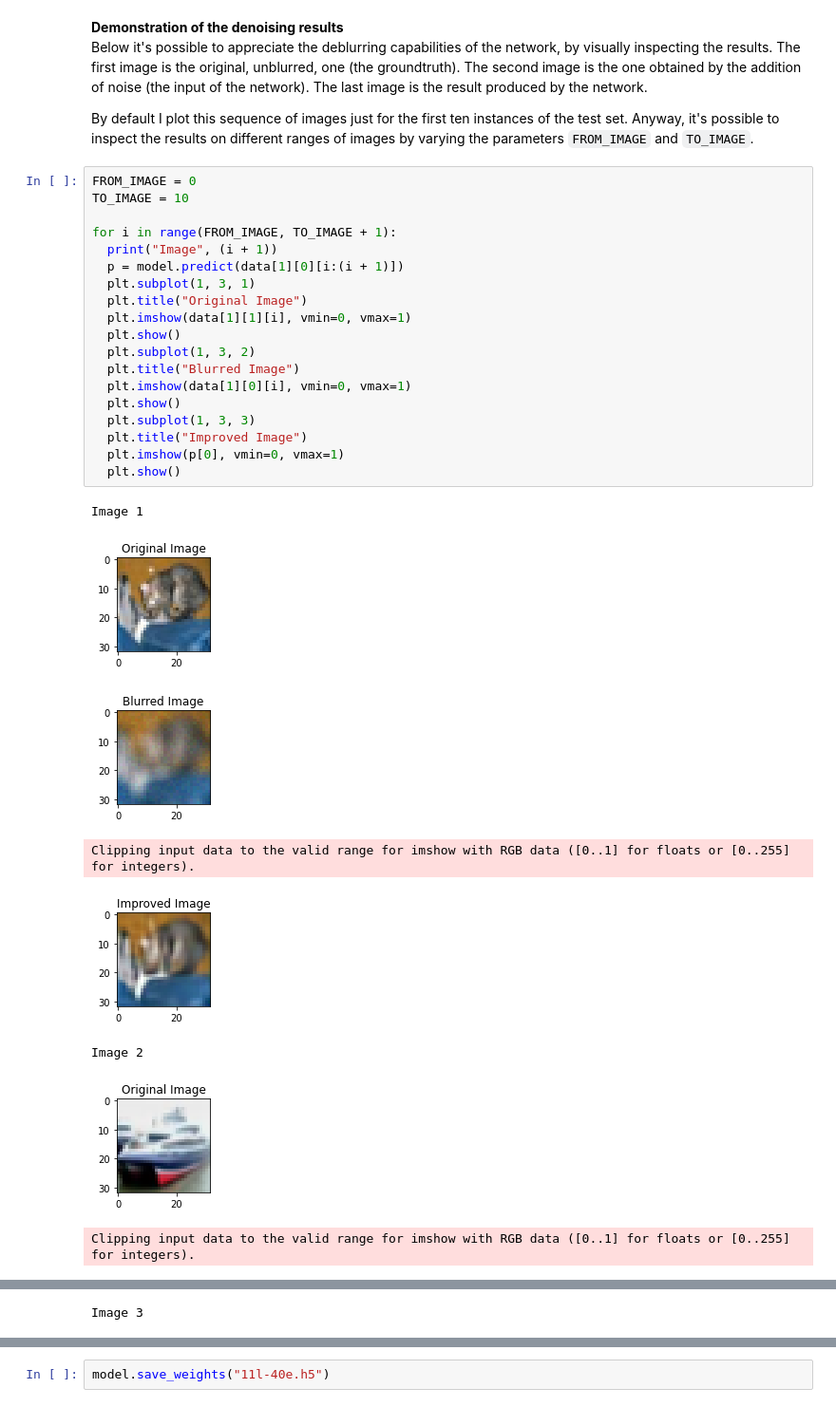
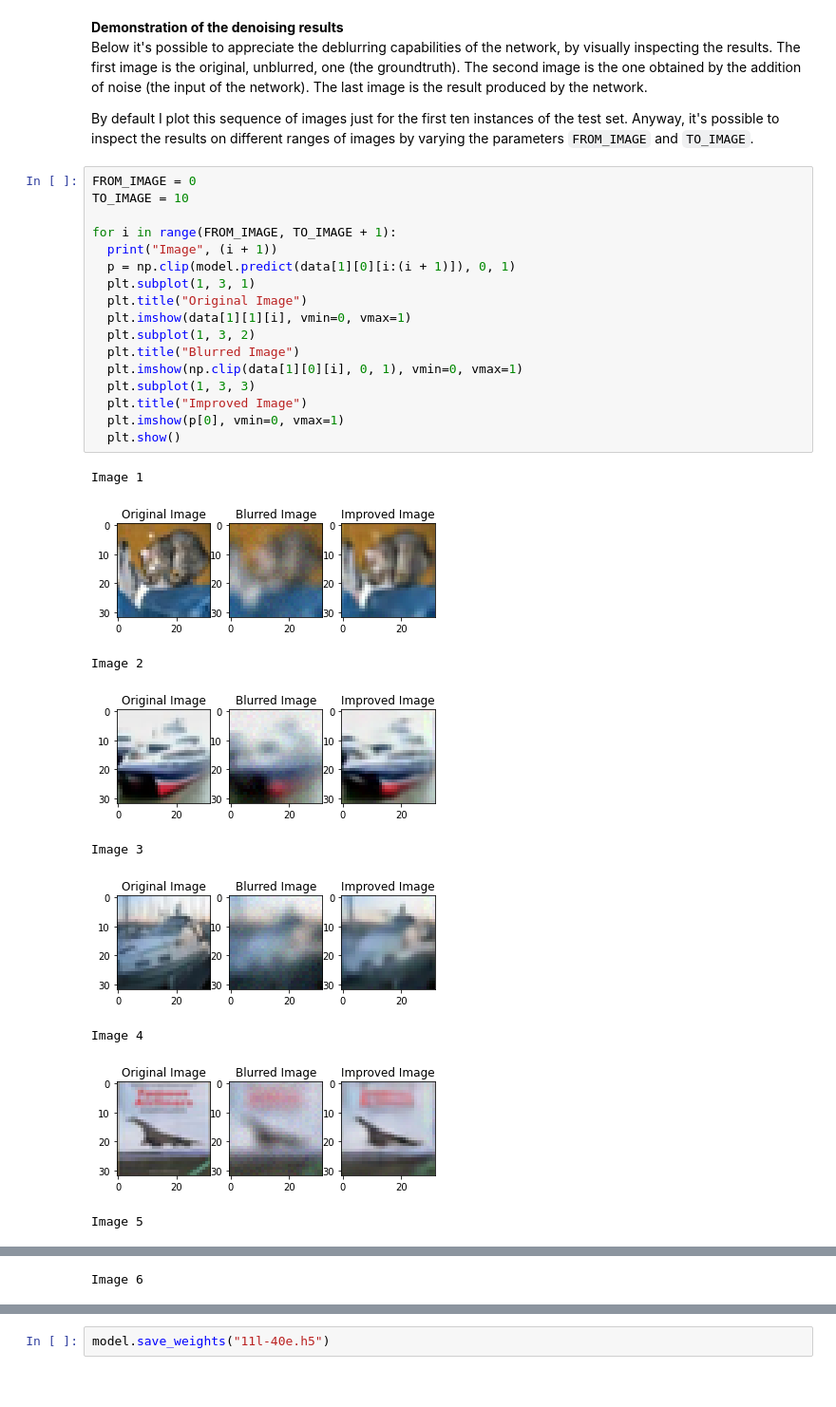
Before and after one commit to pietroepis/image-deblurring, a Jupyter notebook: exam.ipynb, the cells around one changed output, grey strips where cells are left out. Shown at 95% size. Drawn from its saved outputs; the diff is of its cells as text.

```diff
--- a/exam.ipynb
+++ b/exam.ipynb
@@ -188,28 +188,27 @@ By default I plot this sequence of images just for the first ten instances of th
 # %%
 FROM_IMAGE = 0
 TO_IMAGE = 10
 
 for i in range(FROM_IMAGE, TO_IMAGE + 1):
   print("Image", (i + 1))
-  p = model.predict(data[1][0][i:(i + 1)])
+  p = np.clip(model.predict(data[1][0][i:(i + 1)]), 0, 1)
   plt.subplot(1, 3, 1)
   plt.title("Original Image")
   plt.imshow(data[1][1][i], vmin=0, vmax=1)
-  plt.show()
   plt.subplot(1, 3, 2)
   plt.title("Blurred Image")
-  plt.imshow(data[1][0][i], vmin=0, vmax=1)
-  plt.show()
+  plt.imshow(np.clip(data[1][0][i], 0, 1), vmin=0, vmax=1)
   plt.subplot(1, 3, 3)
   plt.title("Improved Image")
   plt.imshow(p[0], vmin=0, vmax=1)
   plt.show()
 # %% [output]
 Image 1
-[figure, old version]
+[figure, new version]
+Image 2
-[figure, old version]
+[figure, new version]
-Clipping input data to the valid range for imshow with RGB data ([0..1] for floats or [0..255] for integers).
+Image 3
-[figure, old version]
+[figure, new version]
-Image 2
+Image 4
-[figure, old version]
+[figure, new version]
-Clipping input data to the valid range for imshow with RGB data ([0..1] for floats or [0..255] for integers).
+Image 5
@@ -217,0 +216 @@ Clipping input data to the valid range for imshow with RGB data ([0..1] for floa
+Image 6
@@ -219 +217,0 @@ Clipping input data to the valid range for imshow with RGB data ([0..1] for floa
-Image 3
```
Also changed, not shown: parts of 10 cells of this notebook.
